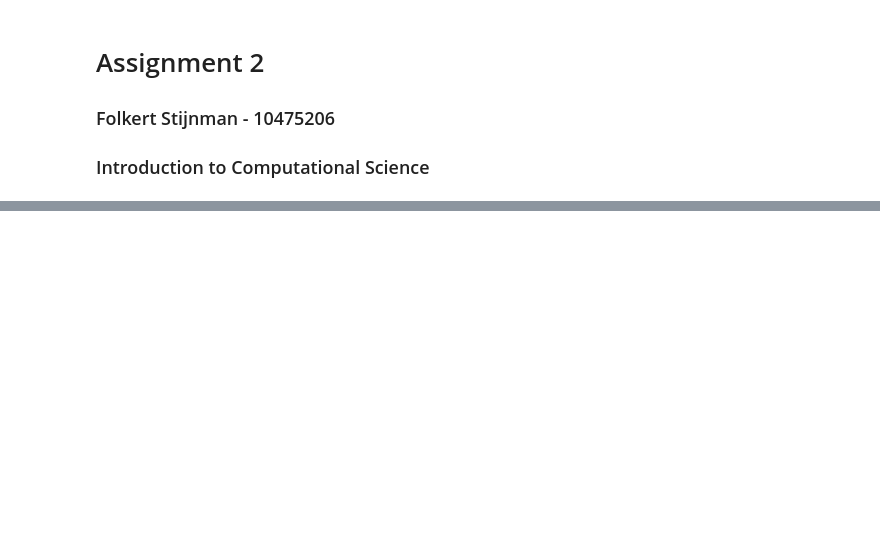
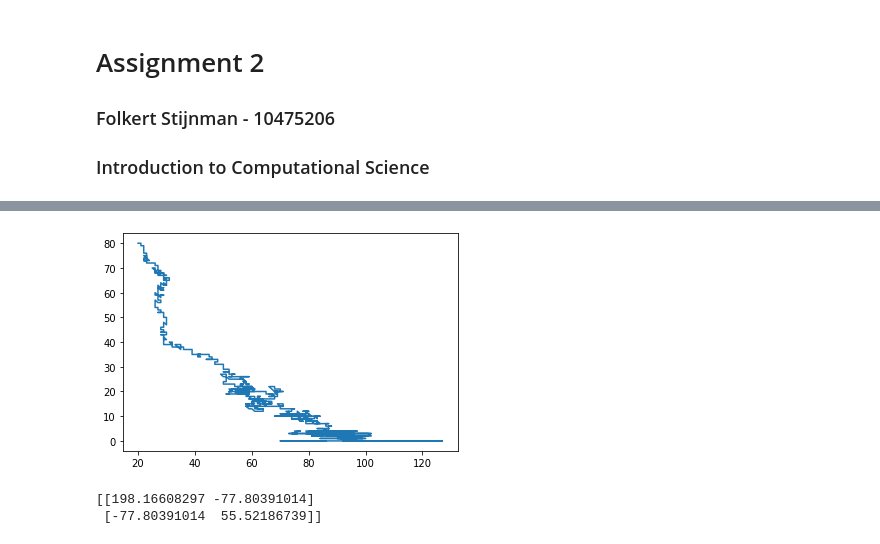
Before and after one commit to Folkert94/ICLS, a Jupyter notebook: Assignment/2/F_Stijnman_10475206_assignment2.ipynb, the cells around one changed output, grey strips where cells are left out. Drawn from its saved outputs; the diff is of its cells as text; code cells hidden in the pictures; blank space fills up the shorter version.

```diff
--- a/Assignment/2/F_Stijnman_10475206_assignment2.ipynb
+++ b/Assignment/2/F_Stijnman_10475206_assignment2.ipynb
@@ -123,0 +140,9 @@ print(R_0)
+# %%
+plt.plot(pop_data[:,0], pop_data[:,1])
+plt.show()
+
+print(np.cov(pop_data[:,0], pop_data[:,1]))
+# %% [output]
+[figure, added]
+[[198.16608297 -77.80391014]
+ [-77.80391014  55.52186739]]
```
Also changed, not shown: parts of 3 cells of this notebook, 5 other files.
